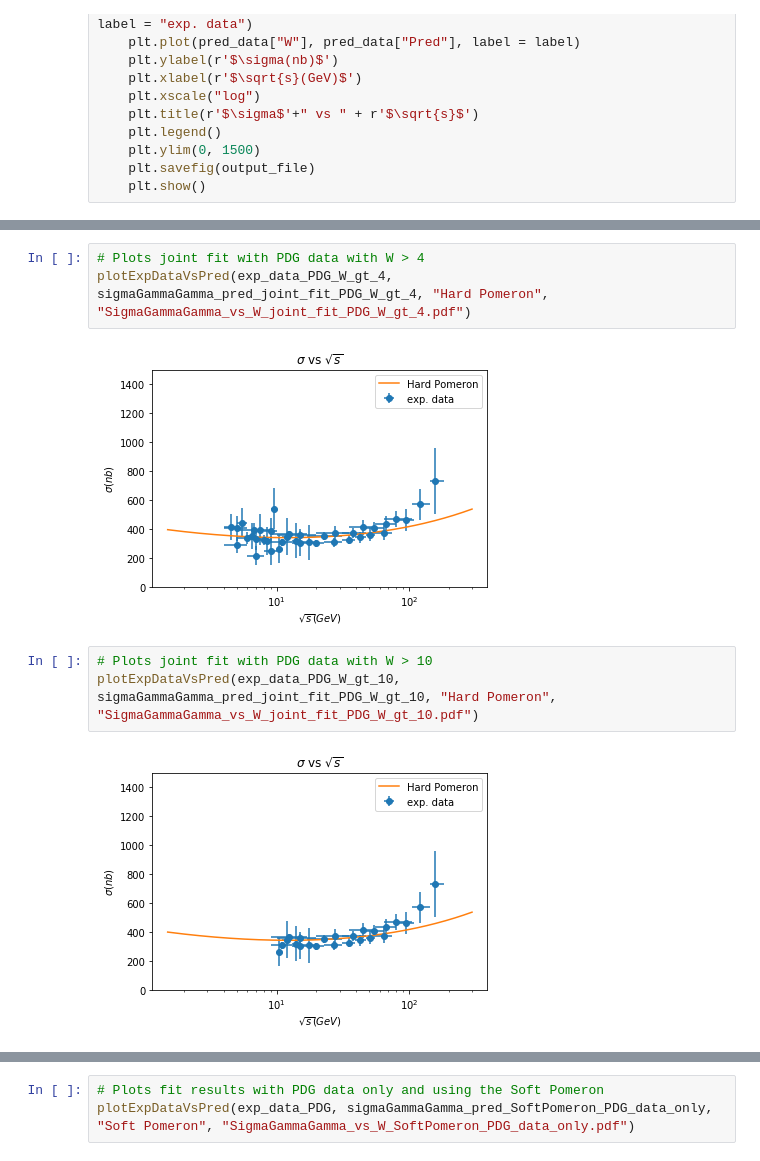
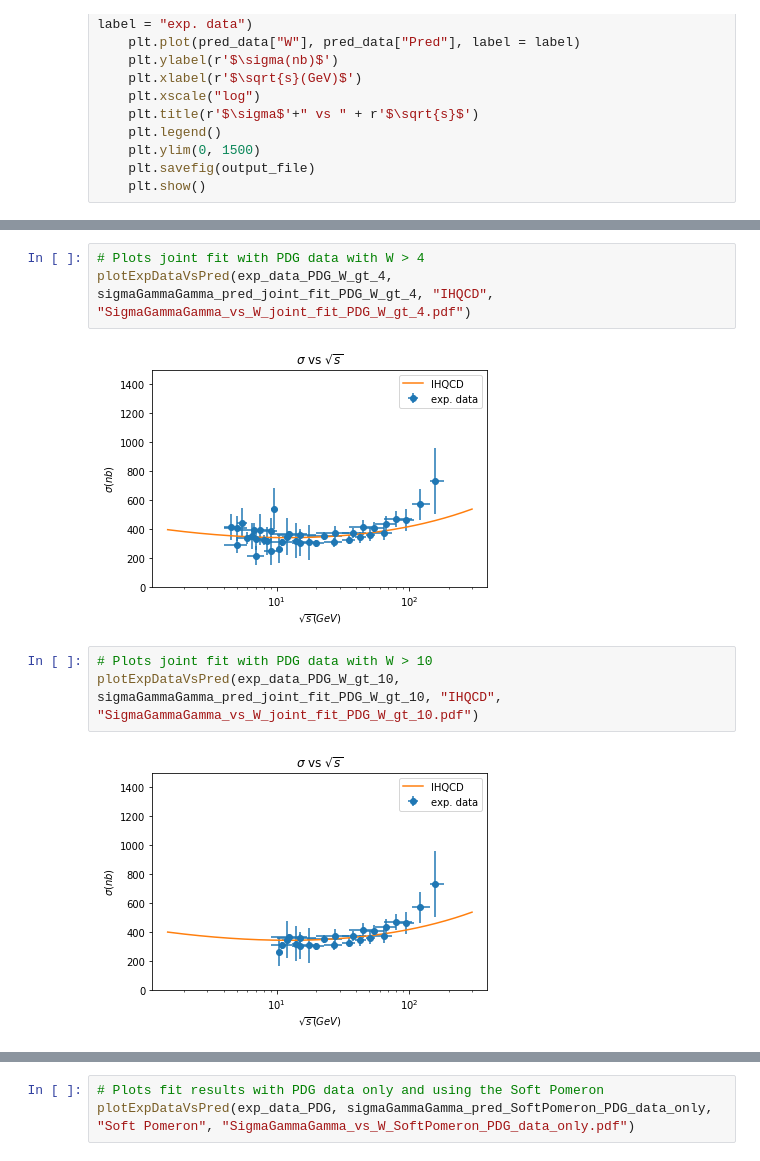
Before and after one commit to artur-amorim/gggpScatteringIHQCD, a Jupyter notebook: plots/SigmaGammaGamma/plotSigmaGammaGamma.ipynb, the cells around one changed output, grey strips where cells are left out. Cells and saved outputs as stored; diff of their text form.

```diff
--- a/plots/SigmaGammaGamma/plotSigmaGammaGamma.ipynb
+++ b/plots/SigmaGammaGamma/plotSigmaGammaGamma.ipynb
@@ -71,12 +71,12 @@ plotExpDataVsPred(exp_data_PDG, sigmaGammaGamma_pred_joint_fit_PDG, "Hard Pomero
 # %%
 # Plots joint fit with PDG data with W > 4
-plotExpDataVsPred(exp_data_PDG_W_gt_4, sigmaGammaGamma_pred_joint_fit_PDG_W_gt_4, "Hard Pomeron", "SigmaGammaGamma_vs_W_joint_fit_PDG_W_gt_4.pdf")
+plotExpDataVsPred(exp_data_PDG_W_gt_4, sigmaGammaGamma_pred_joint_fit_PDG_W_gt_4, "IHQCD", "SigmaGammaGamma_vs_W_joint_fit_PDG_W_gt_4.pdf")
 # %% [output]
-[figure, old version]
+[figure, new version]
 # %%
 # Plots joint fit with PDG data with W > 10
-plotExpDataVsPred(exp_data_PDG_W_gt_10, sigmaGammaGamma_pred_joint_fit_PDG_W_gt_10, "Hard Pomeron", "SigmaGammaGamma_vs_W_joint_fit_PDG_W_gt_10.pdf")
+plotExpDataVsPred(exp_data_PDG_W_gt_10, sigmaGammaGamma_pred_joint_fit_PDG_W_gt_10, "IHQCD", "SigmaGammaGamma_vs_W_joint_fit_PDG_W_gt_10.pdf")
 # %% [output]
-[figure, old version]
+[figure, new version]
 # %%
 # Plots fit results with PHOJET unfolding data only
```
Also changed, not shown: parts of 9 cells of this notebook, 1 other file.
